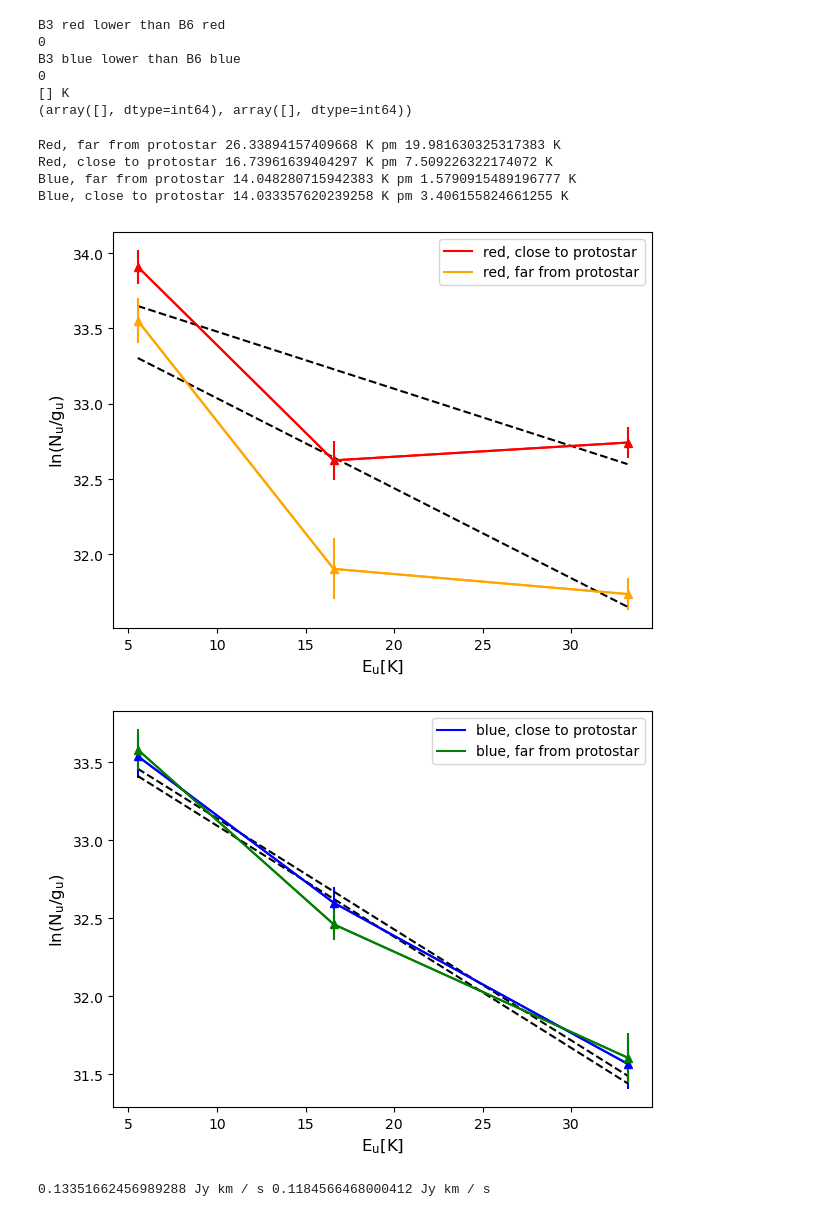
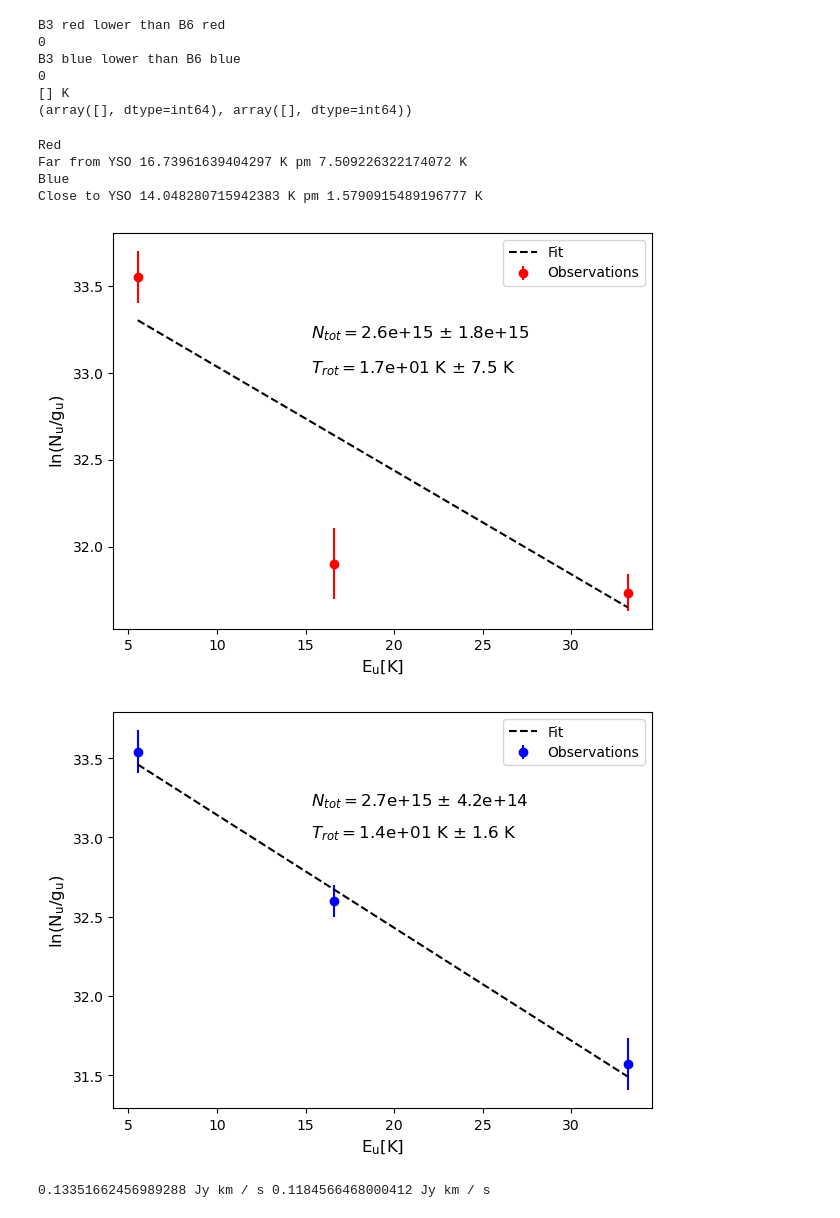
Before and after one commit to femkeballieux/master_project_2, a Jupyter notebook: code/LTERadtrans_RotDiagram_lowmass.ipynb, the cells around one changed output. Saved outputs shown, nothing was run; the diff lists cells and outputs as text; code cells hidden in the pictures.

```diff
--- a/code/LTERadtrans_RotDiagram_lowmass.ipynb
+++ b/code/LTERadtrans_RotDiagram_lowmass.ipynb
@@ -824,18 +834,21 @@ Now I check for that one pixel that is behaving weirdly in Oph_27, what the rota
 
 
 if source_name=='Oph_12' or source_name=='Oph_26' or source_name=='Oph_39':
-    plt.figure()
-    rot_x, rot_y = 47,47
-    plt.errorbar(E_values,ln_Nu_gu_red[:,rot_y,rot_x],yerr =ln_Nu_gu_red_err[:, rot_y, rot_x],color='red',marker='^',zorder=1)
-    plt.plot(E_values,ln_Nu_gu_red[:,rot_y,rot_x], color='red',zorder=1, label='red, close to protostar')
-    print('Red, far from protostar',T_red[rot_y, rot_x],'pm',e_T_red[rot_y, rot_x])
-    plt.plot(E_values, params_a_red[rot_y, rot_x] * E_values + params_b_red[rot_y, rot_x], color='black', linestyle='--', zorder=1)
+    print('Red')
+    # plt.figure()
+    # rot_x, rot_y = 47,47
+    # plt.errorbar(E_values,ln_Nu_gu_red[:,rot_y,rot_x],yerr =ln_Nu_gu_red_err[:, rot_y, rot_x],color='red',marker='^',zorder=1)
+    # plt.plot(E_values,ln_Nu_gu_red[:,rot_y,rot_x], color='red',zorder=1, label='Close to YSO')
+    # print('Close to YSO',T_red[rot_y, rot_x],'pm',e_T_red[rot_y, rot_x])
+    # plt.plot(E_values, params_a_red[rot_y, rot_x] * E_values + params_b_red[rot_y, rot_x], color='black', linestyle='--', zorder=1)
 
     rot_x, rot_y = 38, 52
-    plt.errorbar(E_values,ln_Nu_gu_red[:,rot_y,rot_x],yerr =ln_Nu_gu_red_err[:, rot_y, rot_x],color='orange',marker='^',zorder=1)
-    plt.plot(E_values,ln_Nu_gu_red[:,rot_y,rot_x], color='orange',zorder=1, label='red, far from protostar')
-    print('Red, close to protostar',T_red[rot_y, rot_x],'pm',e_T_red[rot_y, rot_x])
-    plt.plot(E_values, params_a_red[rot_y, rot_x] * E_values + params_b_red[rot_y, rot_x], color='black', linestyle='--', zorder=1)
+    plt.errorbar(E_values,ln_Nu_gu_red[:,rot_y,rot_x],yerr =ln_Nu_gu_red_err[:, rot_y, rot_x],color='red',marker='o',zorder=1, label='Observations', linestyle='none')
+    # plt.plot(E_values,ln_Nu_gu_red[:,rot_y,rot_x], color='red',zorder=1)
+    print('Far from YSO',T_red[rot_y, rot_x],'pm',e_T_red[rot_y, rot_x])
+    plt.plot(E_values, params_a_red[rot_y, rot_x] * E_values + params_b_red[rot_y, rot_x], color='black', linestyle='--', zorder=1, label='Fit')
+    plt.text(15,33,f' $T_{{rot}} = ${T_red[rot_y, rot_x]:.2} $\\pm$ {e_T_red[rot_y, rot_x]:.2}')
+    plt.text(15,33.2,f' $N_{{tot}} = ${N_tot_red[rot_y, rot_x]:.2} $\\pm$ {e_N_tot_red[rot_y, rot_x]:.2}')
 
     plt.xlabel(r'E$_{\mathrm{u}}$[K]')
     plt.ylabel(r'ln(N$_{\mathrm{u}}$/g$_{\mathrm{u}}$)')
@@ -843,18 +856,21 @@ if source_name=='Oph_12' or source_name=='Oph_26' or source_name=='Oph_39':
     plt.tight_layout()
     plt.savefig(fname=path+'plots/rotdiagrams_red.pdf')
 
+    print('Blue')
     plt.figure()
     rot_x, rot_y = 47,47
-    plt.errorbar(E_values,ln_Nu_gu_blue[:,rot_y,rot_x],yerr =ln_Nu_gu_blue_err[:, rot_y, rot_x],color='blue',marker='^',zorder=1)
-    plt.plot(E_values,ln_Nu_gu_blue[:,rot_y,rot_x], color='blue',zorder=1, label='blue, close to protostar')
-    print('Blue, far from protostar',T_blue[rot_y, rot_x],'pm',e_T_blue[rot_y, rot_x])
-    plt.plot(E_values, params_a_blue[rot_y, rot_x] * E_values + params_b_blue[rot_y, rot_x], color='black', linestyle='--', zorder=1)
+    plt.errorbar(E_values,ln_Nu_gu_blue[:,rot_y,rot_x],yerr =ln_Nu_gu_blue_err[:, rot_y, rot_x],color='blue',marker='o',zorder=1, label='Observations', linestyle='none')
+    plt.text(15,33,f' $T_{{rot}} = ${T_blue[rot_y, rot_x]:.2} $\\pm$ {e_T_blue[rot_y, rot_x]:.2}')
+    plt.text(15,33.2,f' $N_{{tot}} = ${N_tot_blue[rot_y, rot_x]:.2} $\\pm$ {e_N_tot_blue[rot_y, rot_x]:.2}')
+    # plt.plot(E_values,ln_Nu_gu_blue[:,rot_y,rot_x], color='blue',zorder=1)
+    print('Close to YSO',T_blue[rot_y, rot_x],'pm',e_T_blue[rot_y, rot_x])
+    plt.plot(E_values, params_a_blue[rot_y, rot_x] * E_values + params_b_blue[rot_y, rot_x], color='black', linestyle='--', zorder=1, label='Fit')
 
-    rot_x, rot_y = 55, 45
-    plt.errorbar(E_values,ln_Nu_gu_blue[:,rot_y,rot_x],yerr =ln_Nu_gu_blue_err[:, rot_y, rot_x],color='green',marker='^',zorder=1)
-    plt.plot(E_values,ln_Nu_gu_blue[:,rot_y,rot_x], color='green',zorder=1, label='blue, far from protostar')
-    print('Blue, close to protostar',T_blue[rot_y, rot_x],'pm',e_T_blue[rot_y, rot_x])
-    plt.plot(E_values, params_a_blue[rot_y, rot_x] * E_values + params_b_blue[rot_y, rot_x], color='black', linestyle='--', zorder=1)
+    # rot_x, rot_y = 55, 45
+    # plt.errorbar(E_values,ln_Nu_gu_blue[:,rot_y,rot_x],yerr =ln_Nu_gu_blue_err[:, rot_y, rot_x],color='navy',marker='o',zorder=1, label='Far from YSO')
+    # # plt.plot(E_values,ln_Nu_gu_blue[:,rot_y,rot_x], color='navy',zorder=1, label='Far from YSO')
+    # print('Far from YSO',T_blue[rot_y, rot_x],'pm',e_T_blue[rot_y, rot_x])
+    # plt.plot(E_values, params_a_blue[rot_y, rot_x] * E_values + params_b_blue[rot_y, rot_x], color='black', linestyle='--', zorder=1)
 
     plt.xlabel(r'E$_{\mathrm{u}}$[K]')
     plt.ylabel(r'ln(N$_{\mathrm{u}}$/g$_{\mathrm{u}}$)')
@@ -1001,39 +1017,39 @@ if source_name=='Oph_34':
     plt.errorbar(E_values,ln_Nu_gu_red[:,rot_y,rot_x],yerr =ln_Nu_gu_red_err[:, rot_y, rot_x],color='orange',marker='^',zorder=1)
     plt.plot(E_values,ln_Nu_gu_red[:,rot_y,rot_x], color='orange',zorder=1, label='red, far from protostar')
     print('Red, close to protostar',T_red[rot_y, rot_x],'pm',e_T_red[rot_y, rot_x])
     plt.plot(E_values, params_a_red[rot_y, rot_x] * E_values + params_b_red[rot_y, rot_x], color='black', linestyle='--', zorder=1)
 
     plt.xlabel(r'E$_{\mathrm{u}}$[K]')
     plt.ylabel(r'ln(N$_{\mathrm{u}}$/g$_{\mathrm{u}}$)')
     plt.legend()
     plt.tight_layout()
     plt.savefig(fname=path+'plots/rotdiagrams_red.pdf')
 
     plt.figure()
     rot_x, rot_y = 143,135
     plt.errorbar(E_values,ln_Nu_gu_blue[:,rot_y,rot_x],yerr =ln_Nu_gu_blue_err[:, rot_y, rot_x],color='blue',marker='^',zorder=1)
     plt.plot(E_values,ln_Nu_gu_blue[:,rot_y,rot_x], color='blue',zorder=1, label='blue, close to protostar')
     print('Blue, far from protostar',T_blue[rot_y, rot_x],'pm',e_T_blue[rot_y, rot_x])
     plt.plot(E_values, params_a_blue[rot_y, rot_x] * E_values + params_b_blue[rot_y, rot_x], color='black', linestyle='--', zorder=1)
 
     rot_x, rot_y = 160, 135
     plt.errorbar(E_values,ln_Nu_gu_blue[:,rot_y,rot_x],yerr =ln_Nu_gu_blue_err[:, rot_y, rot_x],color='green',marker='^',zorder=1)
     plt.plot(E_values,ln_Nu_gu_blue[:,rot_y,rot_x], color='green',zorder=1, label='blue, far from protostar')
     print('Blue, close to protostar',T_blue[rot_y, rot_x],'pm',e_T_blue[rot_y, rot_x])
     plt.plot(E_values, params_a_blue[rot_y, rot_x] * E_values + params_b_blue[rot_y, rot_x], color='black', linestyle='--', zorder=1)
 
     plt.xlabel(r'E$_{\mathrm{u}}$[K]')
     plt.ylabel(r'ln(N$_{\mathrm{u}}$/g$_{\mathrm{u}}$)')
     plt.legend()
     plt.tight_layout()
     plt.savefig(fname=path+'plots/rotdiagrams_blue.pdf')
 # %% [output]
-Red, far from protostar 26.33894157409668 K pm 19.981630325317383 K
-Red, close to protostar 16.73961639404297 K pm 7.509226322174072 K
-Blue, far from protostar 14.048280715942383 K pm 1.5790915489196777 K
-Blue, close to protostar 14.033357620239258 K pm 3.406155824661255 K
+Red
+Far from YSO 16.73961639404297 K pm 7.509226322174072 K
+Blue
+Close to YSO 14.048280715942383 K pm 1.5790915489196777 K
-[figure, old version]
+[figure, new version]
-[figure, old version]
+[figure, new version]
 # %%
 """
 make contour maps for unsmoothed CO21
```
Also changed, not shown: parts of 1 cell of this notebook, 13 other files.
